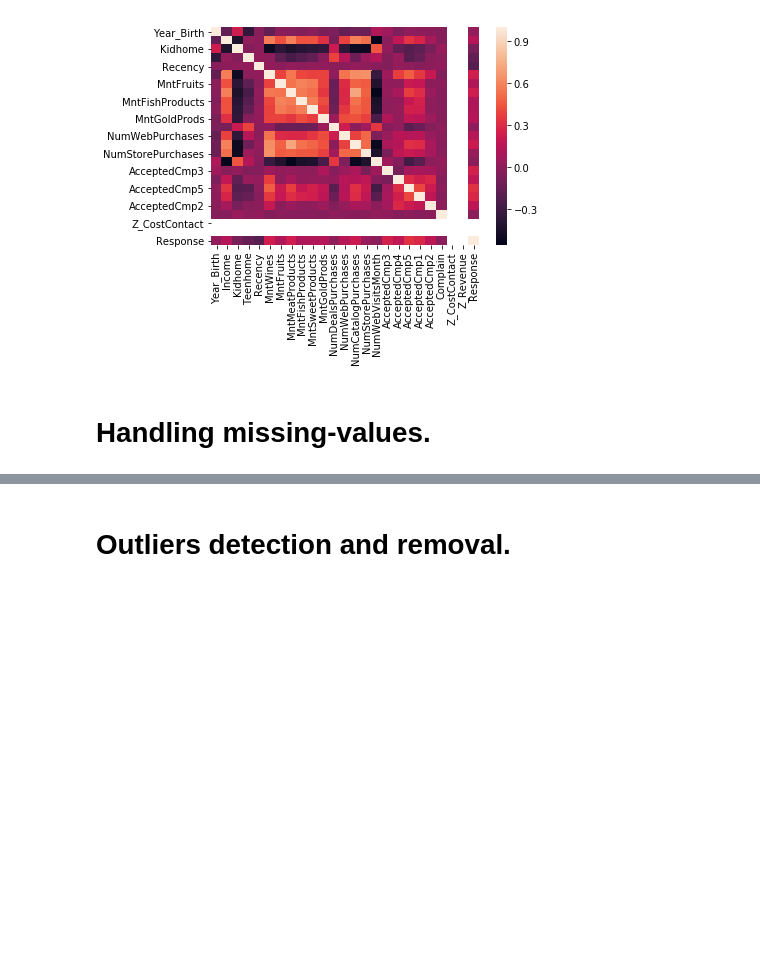
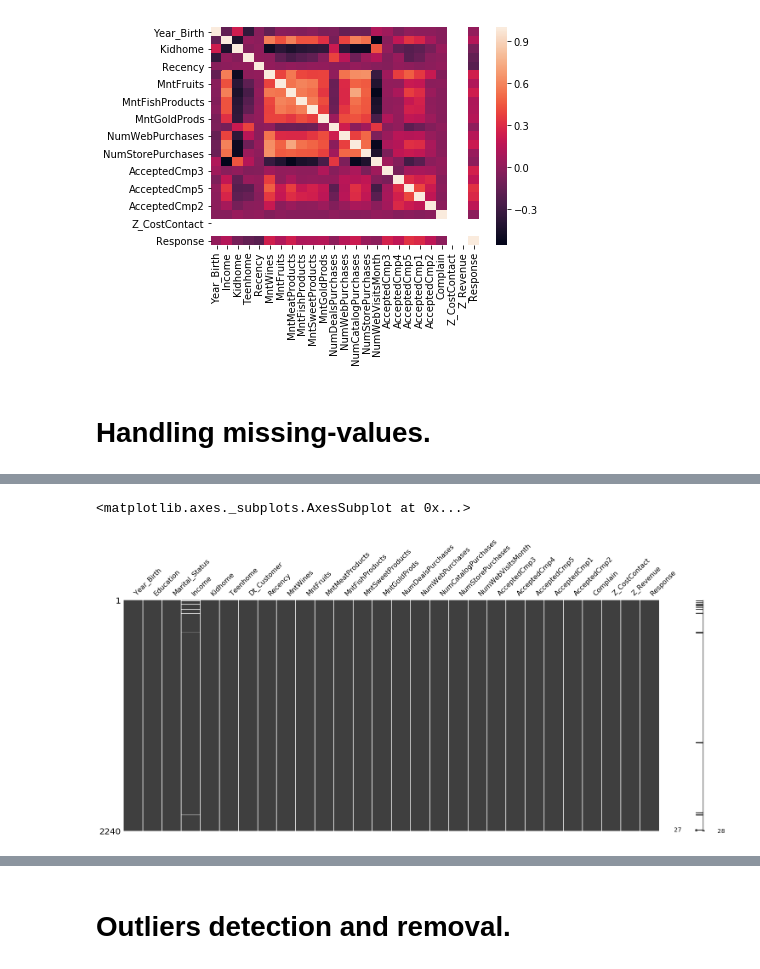
Before and after one commit to Titashmkhrj/Marketing-campaign-project, a Jupyter notebook: modelling_campaign_response.ipynb, the cells around one changed output, grey strips where cells are left out. Saved outputs shown, nothing was run; the diff lists cells and outputs as text; code cells hidden in the pictures; blank space fills up the shorter version.

Commit message:
missing value imputed

```diff
--- a/modelling_campaign_response.ipynb
+++ b/modelling_campaign_response.ipynb
@@ -211,0 +233,7 @@ sns.heatmap(corr_matrix)
+# %%
+# Let's visualize the fragmentation of the data feature-wise due to the presence of the missing values.
+import missingno as msno
+msno.matrix(data)
+# %% [output]
+<matplotlib.axes._subplots.AxesSubplot at 0x...>
+[figure, added]
```
Also changed, not shown: parts of 5 cells of this notebook.
